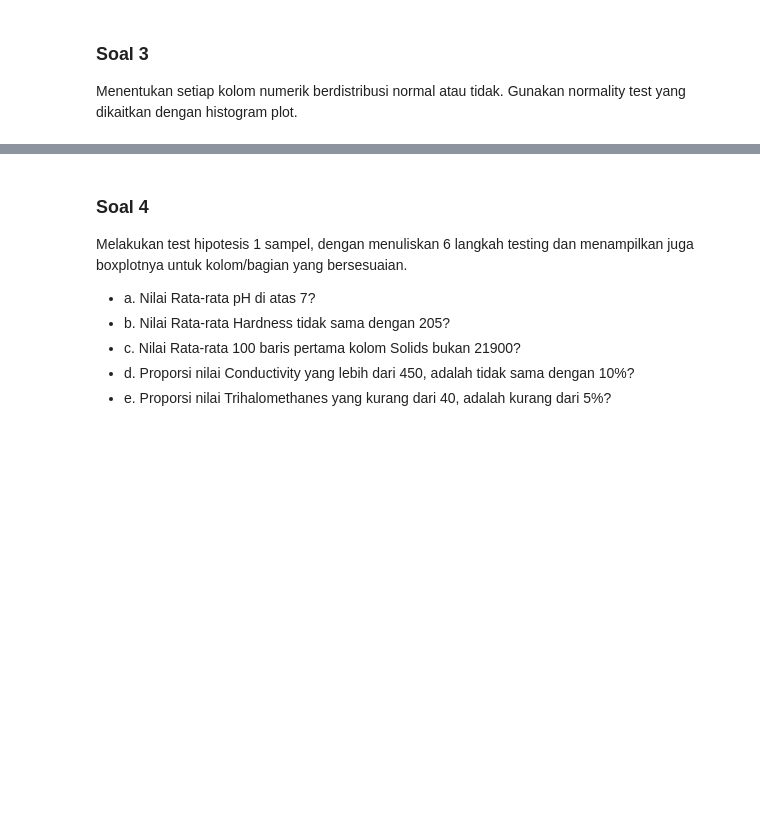
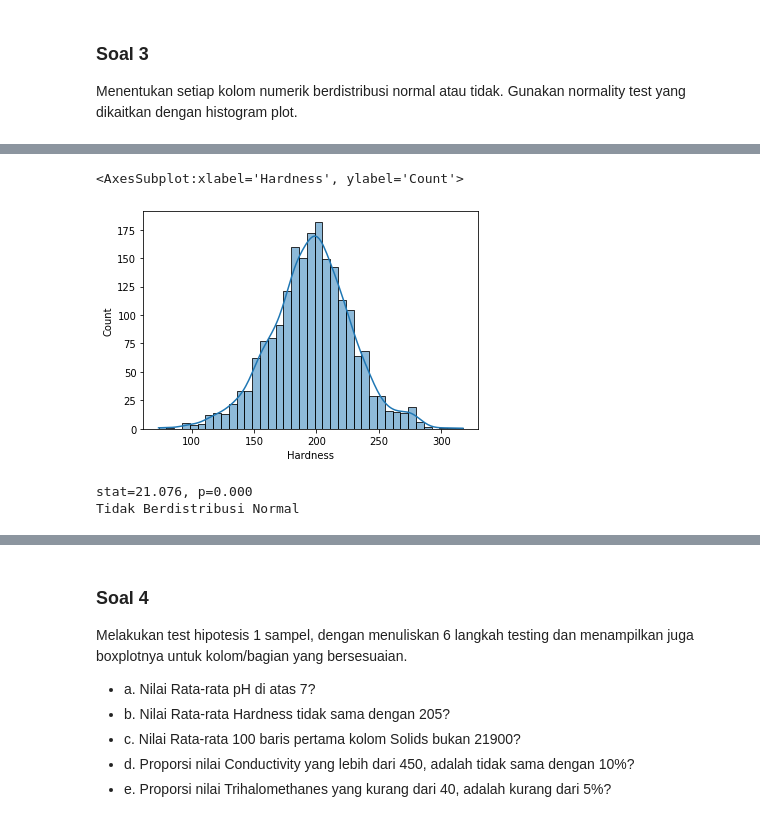
Before and after one commit to kentlius/Tubes-Probstat, a Jupyter notebook: main.ipynb, the cells around one changed output, grey strips where cells are left out. Cells and saved outputs as stored; diff of their text form; code cells hidden in the pictures; blank space fills up the shorter version.

```diff
--- a/main.ipynb
+++ b/main.ipynb
@@ -69,0 +115,15 @@ Menentukan setiap kolom numerik berdistribusi normal atau tidak. Gunakan normali
+# %%
+sns.histplot(df["Hardness"], kde=True)
+# %% [output]
+<AxesSubplot:xlabel='Hardness', ylabel='Count'>
+[figure, added]
+# %%
+stat, p = normaltest(df["pH"])
+print('stat=%.3f, p=%.3f' % (stat, p))
+if p > 0.05:
+    print('Berdistribusi Normal')
+else:
+    print('Tidak Berdistribusi Normal')
+# %% [output]
+stat=21.076, p=0.000
+Tidak Berdistribusi Normal
```
Also changed, not shown: parts of 25 cells of this notebook.
